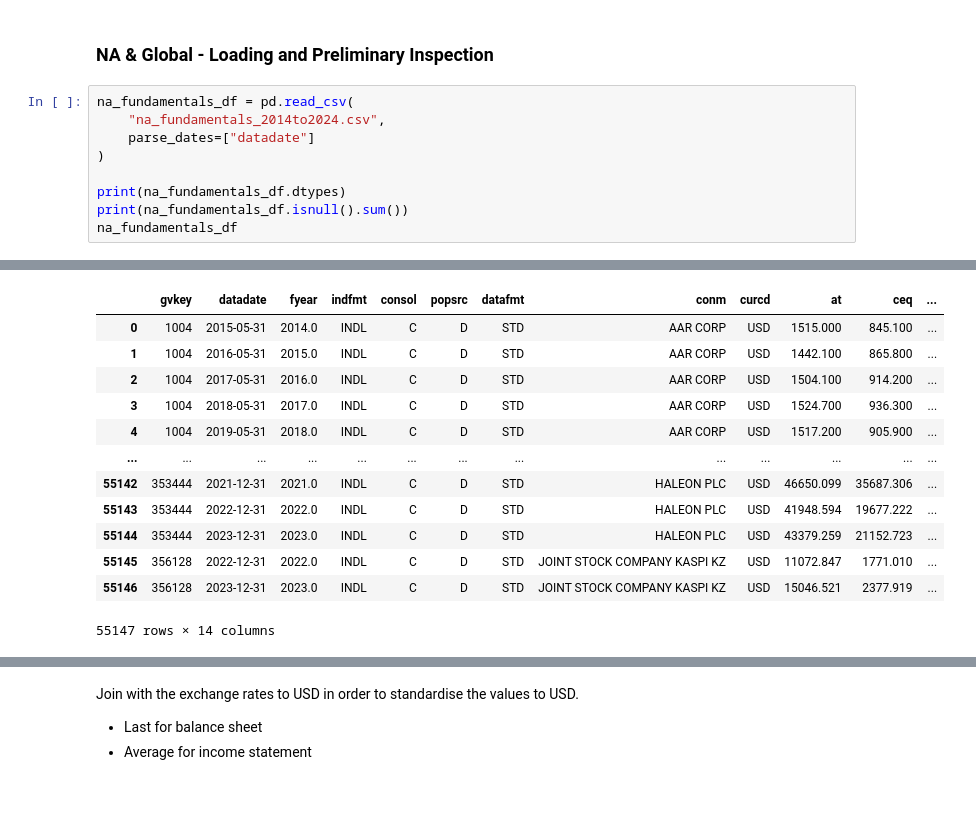
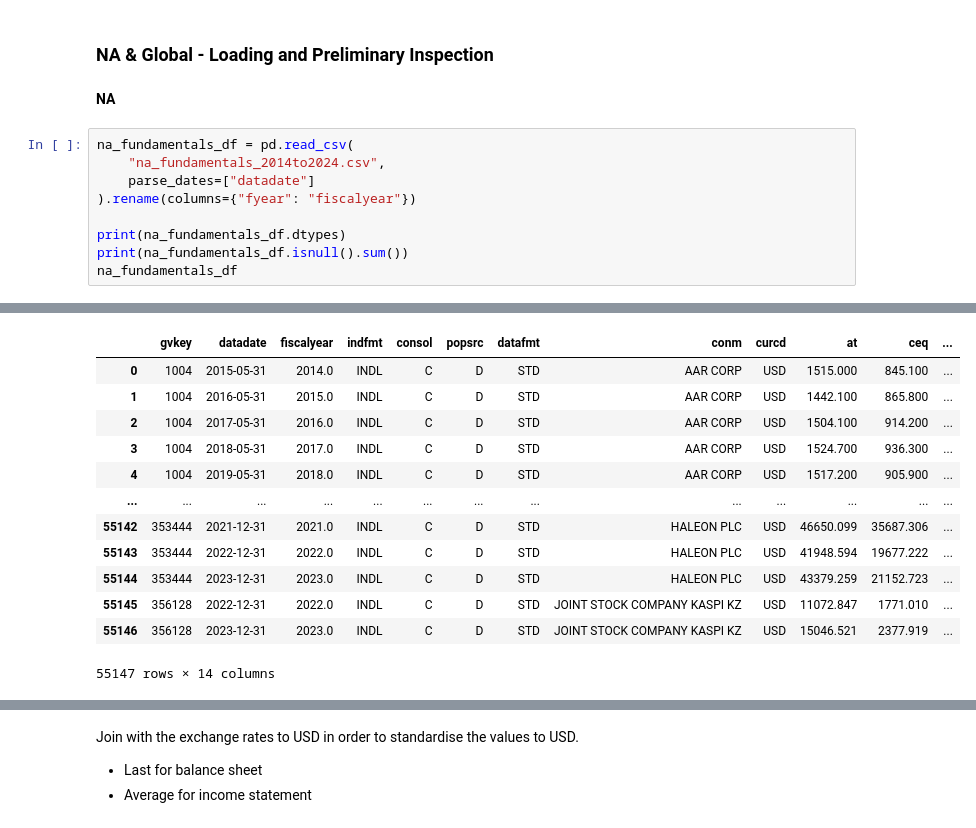
Before and after one commit to varunchodanker/MSc-Individual-Project, a Jupyter notebook: Phase1.ipynb, the cells around one changed output, grey strips where cells are left out. Saved outputs shown, nothing was run; the diff lists cells and outputs as text; blank space fills up the shorter version.

```diff
--- a/Phase1.ipynb
+++ b/Phase1.ipynb
@@ -2500,11 +2500,13 @@ Error:
 ## Fundamentals Data
 # %% [markdown]
 ### NA & Global - Loading and Preliminary Inspection
+# %% [markdown]
+**NA**
 # %%
 na_fundamentals_df = pd.read_csv(
     "na_fundamentals_2014to2024.csv",
     parse_dates=["datadate"]
-)
+).rename(columns={"fyear": "fiscalyear"})
 
 print(na_fundamentals_df.dtypes)
 print(na_fundamentals_df.isnull().sum())
@@ -2529,5 +2531,5 @@ costat         0
 dtype: int64
-|  | gvkey | datadate | fyear | indfmt | consol | popsrc | datafmt | conm | curcd | at | ceq | ... |
+|  | gvkey | datadate | fiscalyear | indfmt | consol | popsrc | datafmt | conm | curcd | at | ceq | ... |
 | 0 | 1004 | 2015-05-31 | 2014.0 | INDL | C | D | STD | AAR CORP | USD | 1515.000 | 845.100 | ... |
 | 1 | 1004 | 2016-05-31 | 2015.0 | INDL | C | D | STD | AAR CORP | USD | 1442.100 | 865.800 | ... |
 | 2 | 1004 | 2017-05-31 | 2016.0 | INDL | C | D | STD | AAR CORP | USD | 1504.100 | 914.200 | ... |
```
Also changed, not shown: parts of 22 cells of this notebook.
